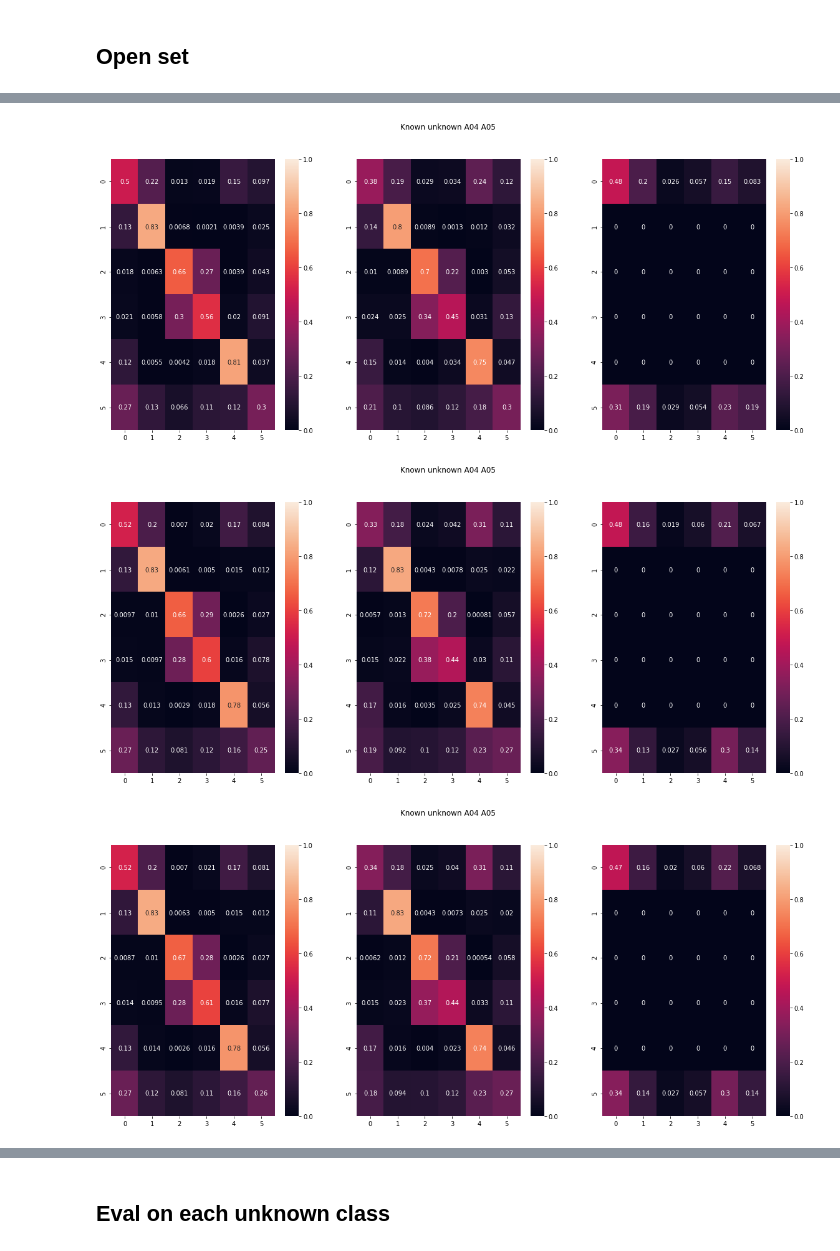
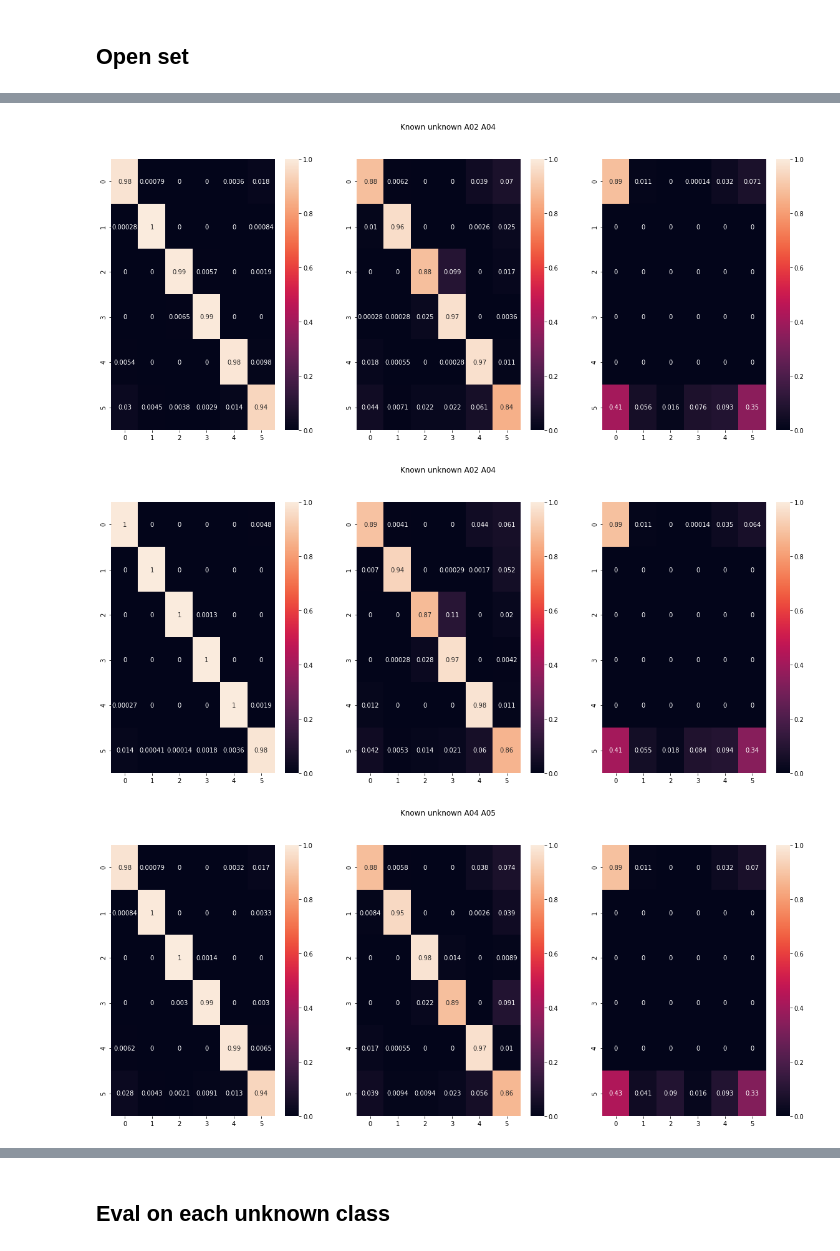
Before and after one commit to polimi-ispl/STLT_spoof_speech_detection, a Jupyter notebook: notebook/collect_results_openset_new.ipynb, the cells around one changed output, grey strips where cells are left out. Drawn from its saved outputs; the diff is of its cells as text; code cells hidden in the pictures.

```diff
--- a/notebook/collect_results_openset_new.ipynb
+++ b/notebook/collect_results_openset_new.ipynb
@@ -18,7 +18,7 @@ unknown_number = 2
 nfft_list = [512, 256, 128]
 hop_size_list = [256, 128, 64]
 selected_features = ['lpc', 'bicoh', 'unet']
-selected_features = ['bicoh']
+selected_features = ['lpc']
 number_lpc_order = 49
 stop_lpc_order = 50
 normalizers_keys = ["minmax", "zscore", "l2"]
@@ -79,28 +82,25 @@ for fft_params in zip(nfft_list, hop_size_list):
 # %%
 results_df.sort_values('accuracy_eval', ascending=False, inplace=True)
 results_df.reset_index(inplace=True, drop=True)
 for index, row in results_df.iterrows():
-    #if index > 10:
-    #    break
+    if index > 10:
+        break
 
 
-    #if row['classifier'] == 'svm' and row['nfft'] == 128 and row['normalization'] == 'zscore':
-    if row['known-unknown'] == ('A04', 'A05'):
+    plt.figure(figsize = (20,8))
+    plt.suptitle("Known unknown {} {}".format(row['known-unknown'][0], row['known-unknown'][1]))
 
-        plt.figure(figsize = (20,8))
-        plt.suptitle("Known unknown {} {}".format(row['known-unknown'][0], row['known-unknown'][1]))
+    plt.subplot(131)
+    sns.heatmap(row['cm_train'], annot=True, vmin=0, vmax=1)
 
-        plt.subplot(131)
-        sns.heatmap(row['cm_train'], annot=True, vmin=0, vmax=1)
+    plt.subplot(132)
+    sns.heatmap(row['cm_dev'], annot=True, vmin=0, vmax=1)
 
-        plt.subplot(132)
-        sns.heatmap(row['cm_dev'], annot=True, vmin=0, vmax=1)
+    plt.subplot(133)
+    sns.heatmap(row['cm_eval'], annot=True, vmin=0, vmax=1)
 
-        plt.subplot(133)
-        sns.heatmap(row['cm_eval'], annot=True, vmin=0, vmax=1)
-
-        plt.show()
+    plt.show()
 # %% [output]
-[figure, old version]
+[figure, new version]
-[figure, old version]
+[figure, new version]
-[figure, old version]
+[figure, new version]
```
Also changed, not shown: parts of 4 cells of this notebook, 24 other files.
